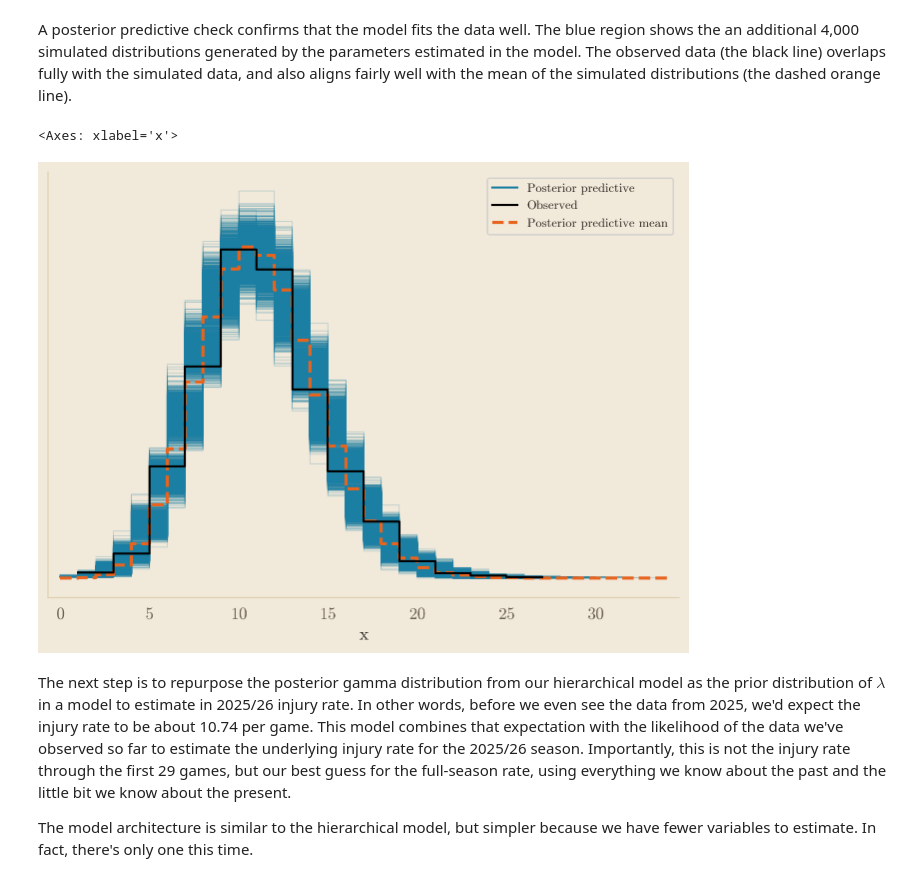
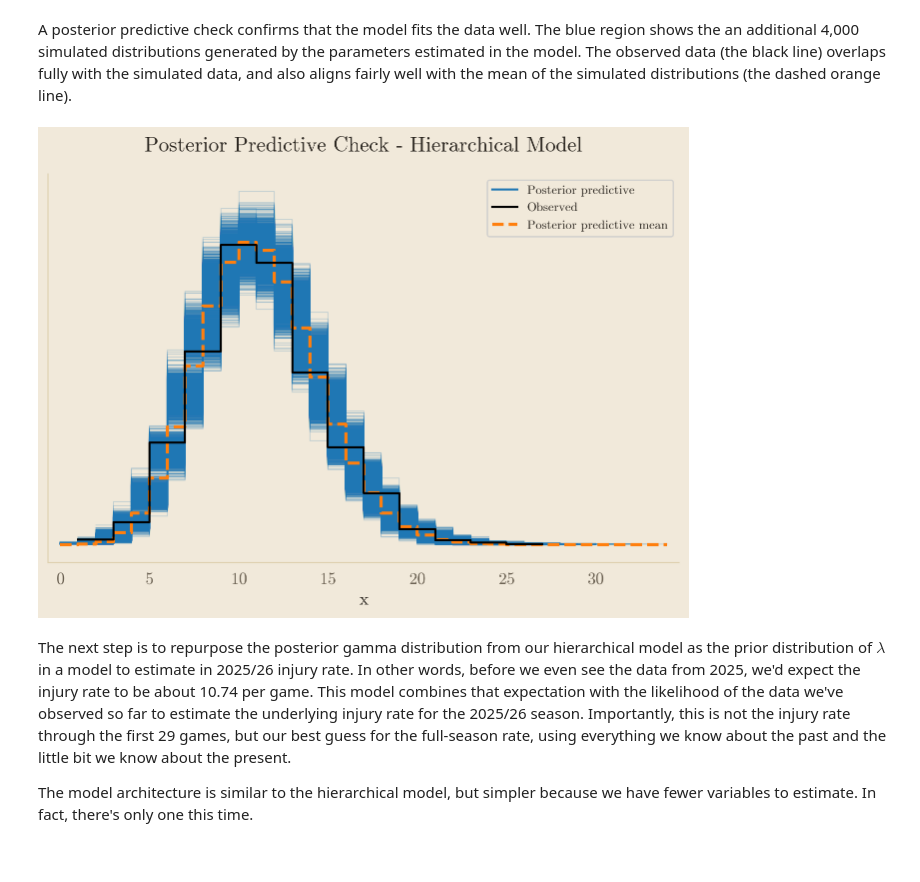
Before and after one commit to chrishires/NHL-Injuries, a Jupyter notebook: post.ipynb, the cells around one changed output. Saved outputs shown, nothing was run; the diff lists cells and outputs as text; code cells hidden in the pictures.

Commit message:
Updated plots

```diff
--- a/post.ipynb
+++ b/post.ipynb
@@ -476,10 +424,11 @@ A posterior predictive check confirms that the model fits the data well. The blu
 # %%
 #| echo: false
 
 az.plot_ppc(trace)
+plt.title('Posterior Predictive Check - Hierarchical Model')
+plt.show()
 # %% [output]
-<Axes: xlabel='x'>
-[figure, old version]
+[figure, new version]
 # %% [markdown]
 The next step is to repurpose the posterior gamma distribution from our hierarchical model as the prior distribution of $\lambda$ in a model to estimate in 2025/26 injury rate. In other words, before we even see the data from 2025, we'd expect the injury rate to be about 10.74 per game. This model combines that expectation with the likelihood of the data we've observed so far to estimate the underlying injury rate for the 2025/26 season. Importantly, this is not the injury rate through the first 29 games, but our best guess for the full-season rate, using everything we know about the past and the little bit we know about the present.
 
```
Also changed, not shown: parts of 3 cells of this notebook, 3 other files.
